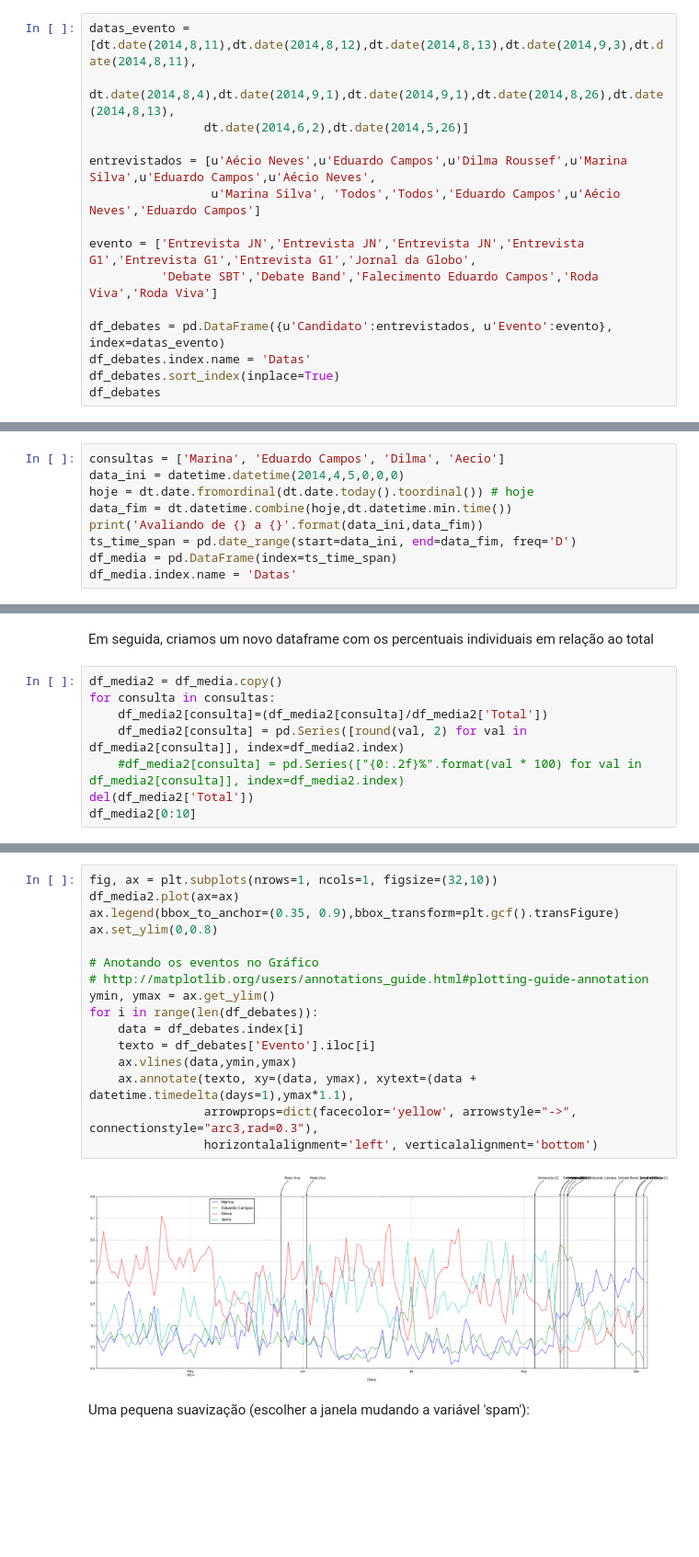
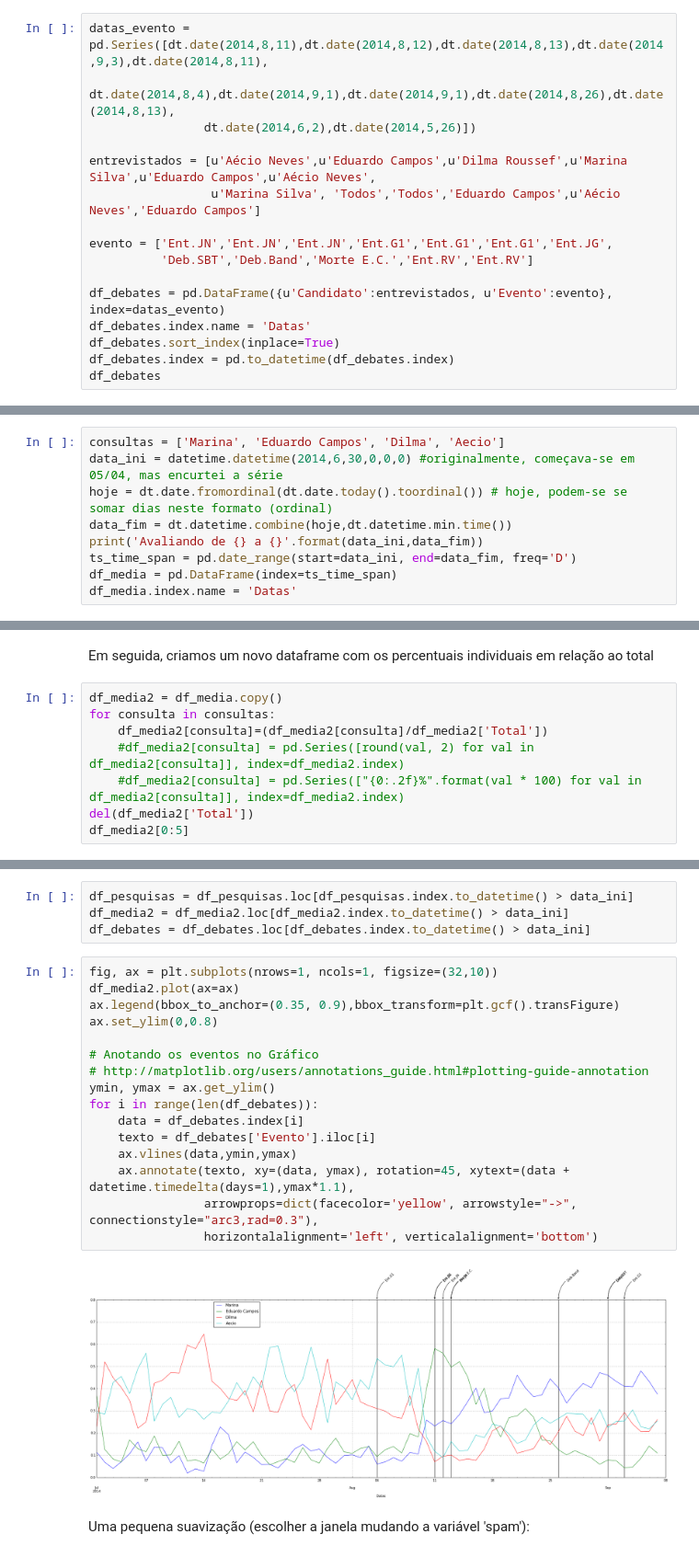
Before and after one commit to fccoelho/analisaMC, a Jupyter notebook: pesquisas_eleitorais.ipynb, the cells around one changed output, grey strips where cells are left out. Shown at 92% size. Drawn from its saved outputs; the diff is of its cells as text; blank space fills up the shorter version.

Commit message:
Annotating graph with events

```diff
--- a/pesquisas_eleitorais.ipynb
+++ b/pesquisas_eleitorais.ipynb
@@ -143,19 +141,20 @@ ax.legend(bbox_to_anchor=(0.3, 0.8),bbox_transform=plt.gcf().transFigure)
 # %% [markdown]
 ### 2 - Criando um Dataframe com as datas de entrevistas e debates na TV
 # %%
-datas_evento = [dt.date(2014,8,11),dt.date(2014,8,12),dt.date(2014,8,13),dt.date(2014,9,3),dt.date(2014,8,11),
+datas_evento = pd.Series([dt.date(2014,8,11),dt.date(2014,8,12),dt.date(2014,8,13),dt.date(2014,9,3),dt.date(2014,8,11),
                 dt.date(2014,8,4),dt.date(2014,9,1),dt.date(2014,9,1),dt.date(2014,8,26),dt.date(2014,8,13),
-                dt.date(2014,6,2),dt.date(2014,5,26)]
+                dt.date(2014,6,2),dt.date(2014,5,26)])
 
 entrevistados = [u'Aécio Neves',u'Eduardo Campos',u'Dilma Roussef',u'Marina Silva',u'Eduardo Campos',u'Aécio Neves',
                  u'Marina Silva', 'Todos','Todos','Eduardo Campos',u'Aécio Neves','Eduardo Campos']
 
-evento = ['Entrevista JN','Entrevista JN','Entrevista JN','Entrevista G1','Entrevista G1','Entrevista G1','Jornal da Globo',
-          'Debate SBT','Debate Band','Falecimento Eduardo Campos','Roda Viva','Roda Viva']
+evento = ['Ent.JN','Ent.JN','Ent.JN','Ent.G1','Ent.G1','Ent.G1','Ent.JG',
+          'Deb.SBT','Deb.Band','Morte E.C.','Ent.RV','Ent.RV']
 
 df_debates = pd.DataFrame({u'Candidato':entrevistados, u'Evento':evento}, index=datas_evento)
 df_debates.index.name = 'Datas'
 df_debates.sort_index(inplace=True)
+df_debates.index = pd.to_datetime(df_debates.index)
 df_debates
 # %% [output]
 |  | Candidato | Evento |
@@ -255,8 +253,8 @@ def consulta_sphinx(consulta, data_ini, data_fim):
     return ts
 # %%
 consultas = ['Marina', 'Eduardo Campos', 'Dilma', 'Aecio']
-data_ini = datetime.datetime(2014,4,5,0,0,0)
-hoje = dt.date.fromordinal(dt.date.today().toordinal()) # hoje
+data_ini = datetime.datetime(2014,6,30,0,0,0) #originalmente, começava-se em 05/04, mas encurtei a série
+hoje = dt.date.fromordinal(dt.date.today().toordinal()) # hoje, podem-se se somar dias neste formato (ordinal)
 data_fim = dt.datetime.combine(hoje,dt.datetime.min.time())
 print('Avaliando de {} a {}'.format(data_ini,data_fim))
 ts_time_span = pd.date_range(start=data_ini, end=data_fim, freq='D')
@@ -302,10 +300,10 @@ Em seguida, criamos um novo dataframe com os percentuais individuais em relaçã
 df_media2 = df_media.copy()
 for consulta in consultas:
     df_media2[consulta]=(df_media2[consulta]/df_media2['Total'])
-    df_media2[consulta] = pd.Series([round(val, 2) for val in df_media2[consulta]], index=df_media2.index)
+    #df_media2[consulta] = pd.Series([round(val, 2) for val in df_media2[consulta]], index=df_media2.index)
     #df_media2[consulta] = pd.Series(["{0:.2f}%".format(val * 100) for val in df_media2[consulta]], index=df_media2.index)
 del(df_media2['Total'])
-df_media2[0:10]
+df_media2[0:5]
 # %% [output]
 |  | Marina | Eduardo Campos | Dilma | Aecio |
 | Datas |  |  |  |  |
@@ -322,20 +317,24 @@ df_media2[0:10]
+# %%
+df_pesquisas = df_pesquisas.loc[df_pesquisas.index.to_datetime() > data_ini]
+df_media2 = df_media2.loc[df_media2.index.to_datetime() > data_ini]
+df_debates = df_debates.loc[df_debates.index.to_datetime() > data_ini]
 # %%
 fig, ax = plt.subplots(nrows=1, ncols=1, figsize=(32,10))
 df_media2.plot(ax=ax)
 ax.legend(bbox_to_anchor=(0.35, 0.9),bbox_transform=plt.gcf().transFigure)
 ax.set_ylim(0,0.8)
 
 # Anotando os eventos no Gráfico
 # http://matplotlib.org/users/annotations_guide.html#plotting-guide-annotation
 ymin, ymax = ax.get_ylim()
 for i in range(len(df_debates)):
     data = df_debates.index[i]
     texto = df_debates['Evento'].iloc[i]
     ax.vlines(data,ymin,ymax)
-    ax.annotate(texto, xy=(data, ymax), xytext=(data + datetime.timedelta(days=1),ymax*1.1),
+    ax.annotate(texto, xy=(data, ymax), rotation=45, xytext=(data + datetime.timedelta(days=1),ymax*1.1),
                 arrowprops=dict(facecolor='yellow', arrowstyle="->", connectionstyle="arc3,rad=0.3"),
                 horizontalalignment='left', verticalalignment='bottom')
 # %% [output]
-[figure, old version]
+[figure, new version]
 # %% [markdown]
 Uma pequena suavização (escolher a janela mudando a variável 'spam'):
```
Also changed, not shown: parts of 14 cells of this notebook.
